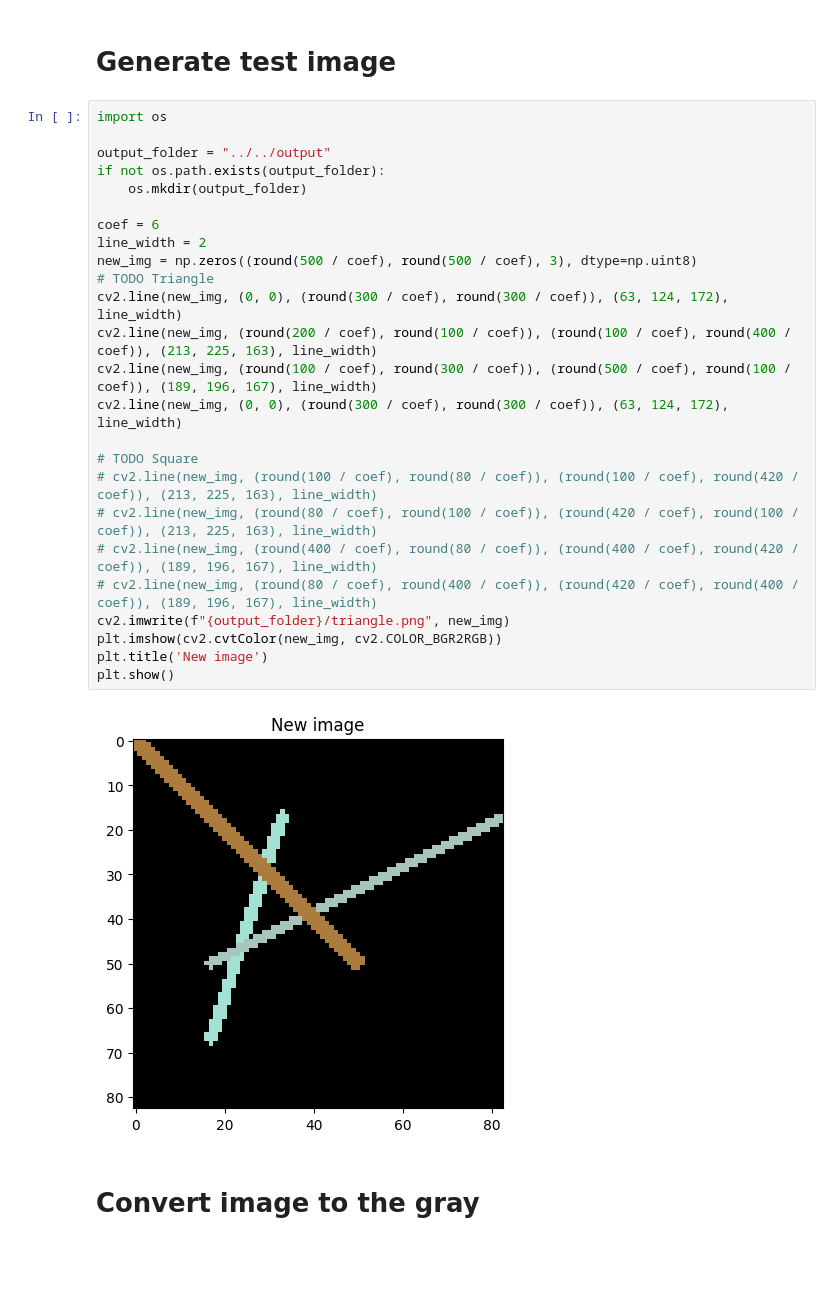
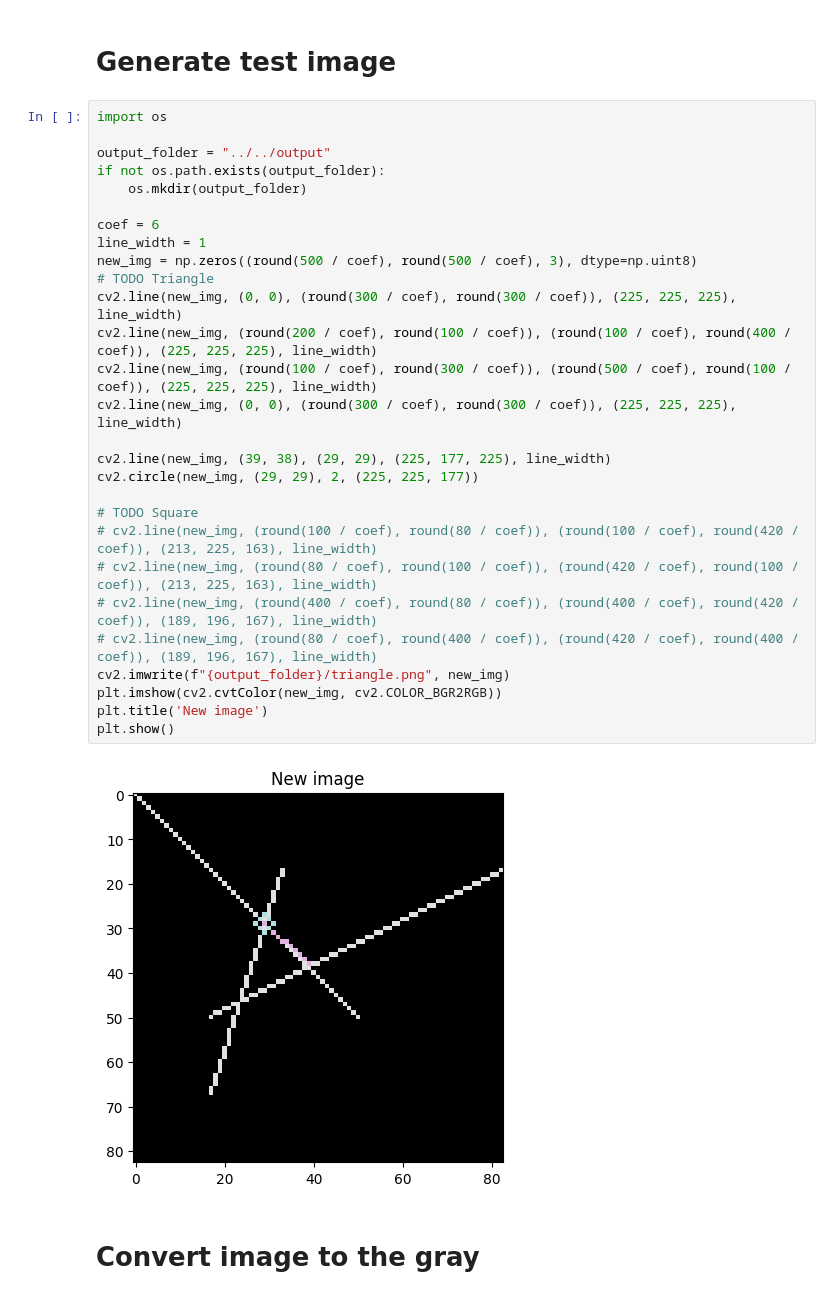
Before and after one commit to NaturalAGI-Lab/NaturalAGI, a Jupyter notebook: src/shapes_detector/shapes_detector.ipynb, the cells around one changed output. Drawn from its saved outputs; the diff is of its cells as text; blank space fills up the shorter version.

```diff
--- a/src/shapes_detector/shapes_detector.ipynb
+++ b/src/shapes_detector/shapes_detector.ipynb
@@ -65,30 +65,33 @@ Lines detected: 11
 # %%
 import os
 
 output_folder = "../../output"
 if not os.path.exists(output_folder):
     os.mkdir(output_folder)
 
 coef = 6
-line_width = 2
+line_width = 1
 new_img = np.zeros((round(500 / coef), round(500 / coef), 3), dtype=np.uint8)
 # TODO Triangle
-cv2.line(new_img, (0, 0), (round(300 / coef), round(300 / coef)), (63, 124, 172), line_width)
-cv2.line(new_img, (round(200 / coef), round(100 / coef)), (round(100 / coef), round(400 / coef)), (213, 225, 163), line_width)
-cv2.line(new_img, (round(100 / coef), round(300 / coef)), (round(500 / coef), round(100 / coef)), (189, 196, 167), line_width)
-cv2.line(new_img, (0, 0), (round(300 / coef), round(300 / coef)), (63, 124, 172), line_width)
+cv2.line(new_img, (0, 0), (round(300 / coef), round(300 / coef)), (225, 225, 225), line_width)
+cv2.line(new_img, (round(200 / coef), round(100 / coef)), (round(100 / coef), round(400 / coef)), (225, 225, 225), line_width)
+cv2.line(new_img, (round(100 / coef), round(300 / coef)), (round(500 / coef), round(100 / coef)), (225, 225, 225), line_width)
+cv2.line(new_img, (0, 0), (round(300 / coef), round(300 / coef)), (225, 225, 225), line_width)
+
+cv2.line(new_img, (39, 38), (29, 29), (225, 177, 225), line_width)
+cv2.circle(new_img, (29, 29), 2, (225, 225, 177))
 
 # TODO Square
 # cv2.line(new_img, (round(100 / coef), round(80 / coef)), (round(100 / coef), round(420 / coef)), (213, 225, 163), line_width)
 # cv2.line(new_img, (round(80 / coef), round(100 / coef)), (round(420 / coef), round(100 / coef)), (213, 225, 163), line_width)
 # cv2.line(new_img, (round(400 / coef), round(80 / coef)), (round(400 / coef), round(420 / coef)), (189, 196, 167), line_width)
 # cv2.line(new_img, (round(80 / coef), round(400 / coef)), (round(420 / coef), round(400 / coef)), (189, 196, 167), line_width)
 cv2.imwrite(f"{output_folder}/triangle.png", new_img)
 plt.imshow(cv2.cvtColor(new_img, cv2.COLOR_BGR2RGB))
 plt.title('New image')
 plt.show()
 # %% [output]
-[figure, old version]
+[figure, new version]
 # %% [markdown]
 # Convert image to the gray
 # %%
```
Also changed, not shown: 1 other file.
